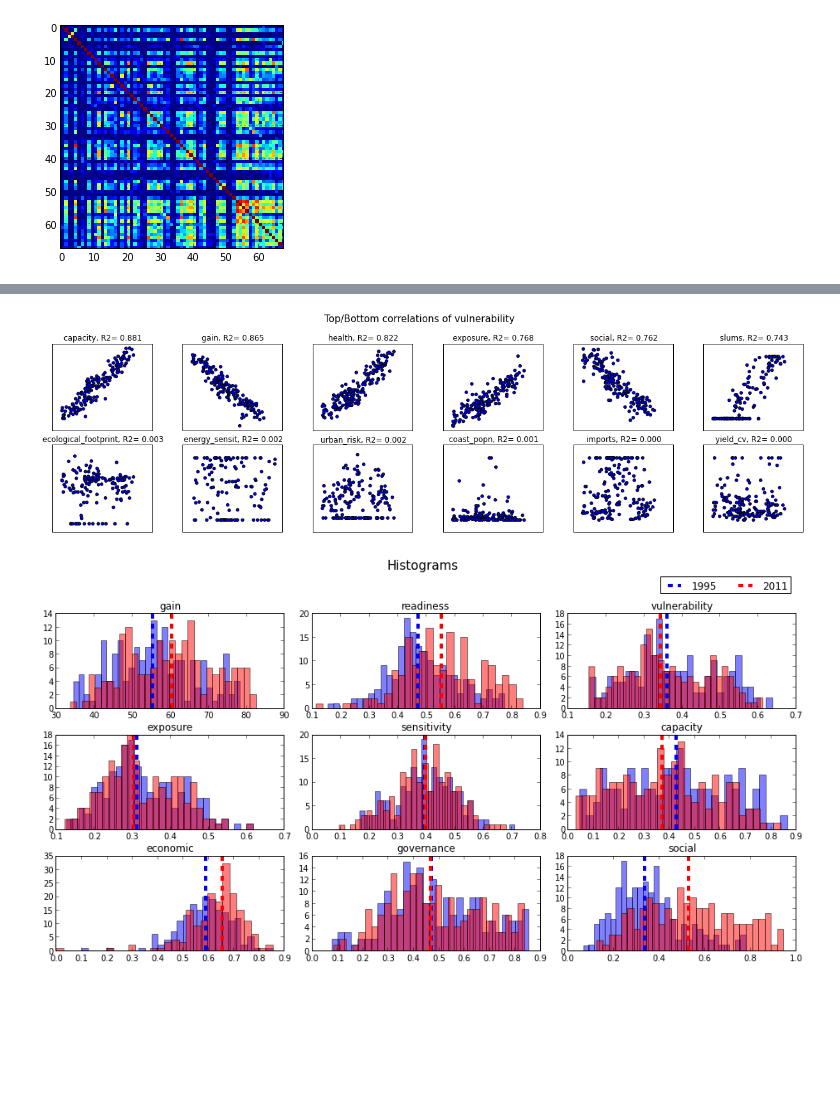
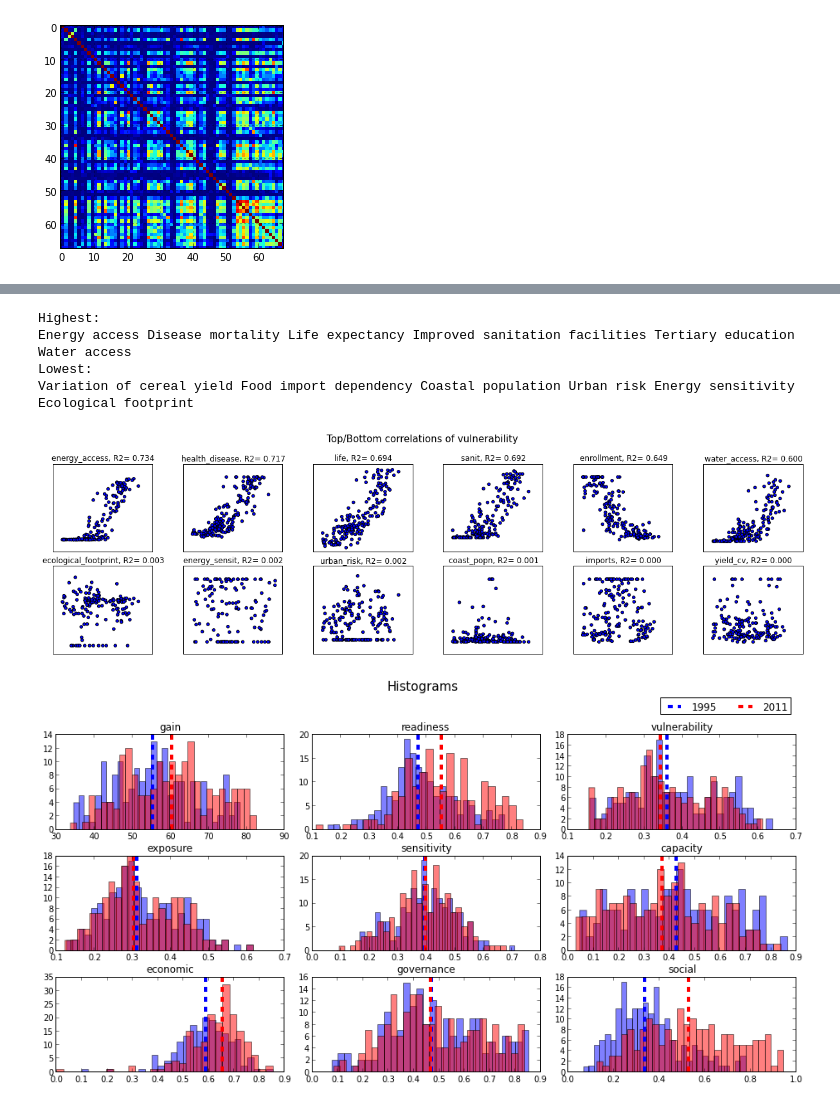
Before and after one commit to hkim16/Gain-Labs, a Jupyter notebook: Mining Gain.ipynb, the cells around one changed output, grey strips where cells are left out. Saved outputs shown, nothing was run; the diff lists cells and outputs as text; code cells hidden in the pictures; blank space fills up the shorter version.

Commit message:
better graphs and meta-measures

```diff
--- a/Mining Gain.ipynb
+++ b/Mining Gain.ipynb
@@ -43,6 +43,7 @@ def read_gain_scores():
     filein_fix='resources-fix/indicators/'+measure+'/score.csv'
     read_gain_file_score(scores,measure,filein)
 
+ only_measures=scores
  for partial in ['gain','readiness','vulnerability']:
     read_gain_file_score(scores,partial,'resources/'+partial+'/'+partial+'.csv')
  for partial in ['social','economic','governance']:
@@ -95,3 +96,10 @@ imshow(corr, interpolation='nearest')
 grid(True)
 # %% [output]
 [figure]
+# %%
+import json
+from pprint import pprint
+json_data=open('/Users/brunosan/Projects/Gain-Labs/measures-def.json')
+
+measure_meta = json.load(json_data)
+json_data.close()
@@ -98,37 +120,53 @@ grid(True)
 # %%
 measure='vulnerability'
 row=corr[keys.get_loc(measure),:]
 
-#indices=np.where(row<0.3)
-#indices=indices[0] #dont really know why
 indices=range(row.size)
 #sort Indices by correlations
 indices_sorted=[y for (x,y) in sorted(zip(row,range(row.size)), reverse=True)]
 
-#for x in indices_sorted:
-# print keys[x],': %.3f'%row[x]
+#Add removing of exluded files
+exclude=[
+'gain','readiness','vulnerability',
+'capacity','ecosystems','exposure','food','habitat','health','infrastructure','sensitivity','water',
+'social','economic','governance',
+]
+for m in exclude:
+    if m in keys[indices_sorted]:
+        indices_sorted.pop(keys[indices_sorted].get_loc(m))
 
 cols=6
 fig = plt.figure(figsize=(17,5))
+
+print "Highest: "
 for i in range(cols):
     ax = fig.add_subplot(2,cols,i+1)
     ax.scatter(year[measure],year[keys[indices_sorted[i+1]]])
     ax.set_title(keys[indices_sorted[i+1]]+", R2= %.3f"%row[indices_sorted[i+1]])
+    print measure_meta[keys[indices_sorted[i+1]]]['name'],
     ax.xaxis.set_visible(False)
     ax.yaxis.set_visible(False)
+
+print ""
+print "Lowest: "
 for i in range(cols):
     ax = fig.add_subplot(2,cols,2*cols-i)
     ax.scatter(year[measure],year[keys[indices_sorted[0-i-1]]])
     ax.set_title(str(keys[indices_sorted[0-i-1]])+", R2= %.3f"%row[indices_sorted[0-i-1]])
+    print measure_meta[keys[indices_sorted[0-i-1]]]['name'],
     ax.xaxis.set_visible(False)
     ax.yaxis.set_visible(False)
 
 fig.suptitle("Top/Bottom correlations of "+measure,fontsize=15)
 plt.tight_layout()
 plt.subplots_adjust(top=0.85)
 plt.show()
 # %% [output]
+Highest:
+Energy access Disease mortality Life expectancy Improved sanitation facilities Tertiary education Water access
+Lowest:
+Variation of cereal yield Food import dependency Coastal population Urban risk Energy sensitivity Ecological footprint
-[figure, old version]
+[figure, new version]
 # %%
 fig = plt.figure(figsize=(13,7))
 j=1
```
Also changed, not shown: parts of 1 cell of this notebook, 1 other file.
